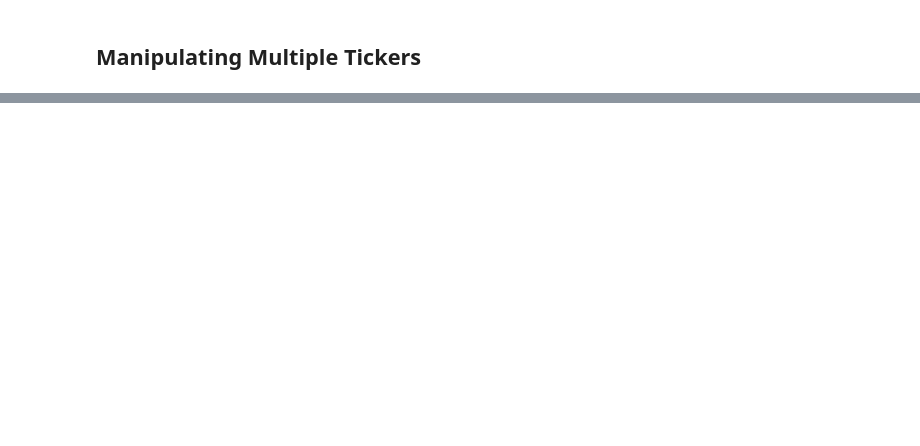
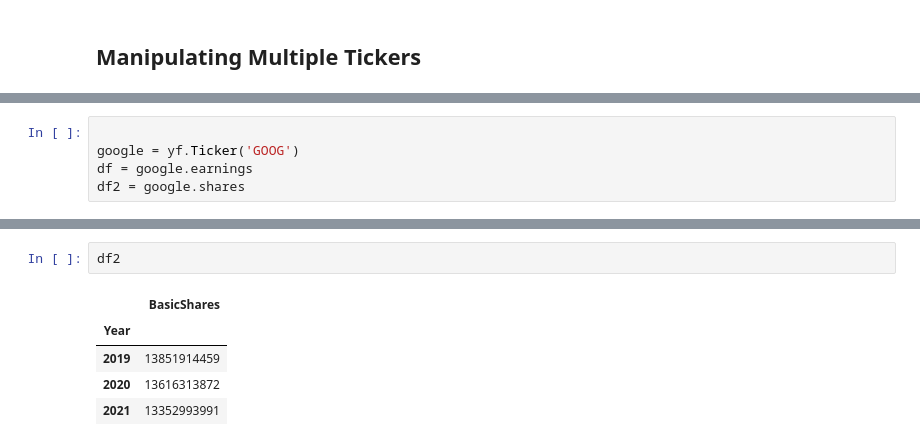
Before and after one commit to andrewbrowne3/MACD_RSI_screen, a Jupyter notebook: Testing Notebook.ipynb, the cells around one changed output, grey strips where cells are left out. Cells and saved outputs as stored; diff of their text form; blank space fills up the shorter version.

```diff
--- a/Testing Notebook.ipynb
+++ b/Testing Notebook.ipynb
@@ -77,0 +291,5 @@ current_ratios
+# %%
+
+google = yf.Ticker('GOOG')
+df = google.earnings
+df2 = google.shares
@@ -77,0 +304,8 @@ current_ratios
+# %%
+df2
+# %% [output]
+|  | BasicShares |
+| Year |  |
+| 2019 | 13851914459 |
+| 2020 | 13616313872 |
+| 2021 | 13352993991 |
```
Also changed, not shown: parts of 18 cells of this notebook.
